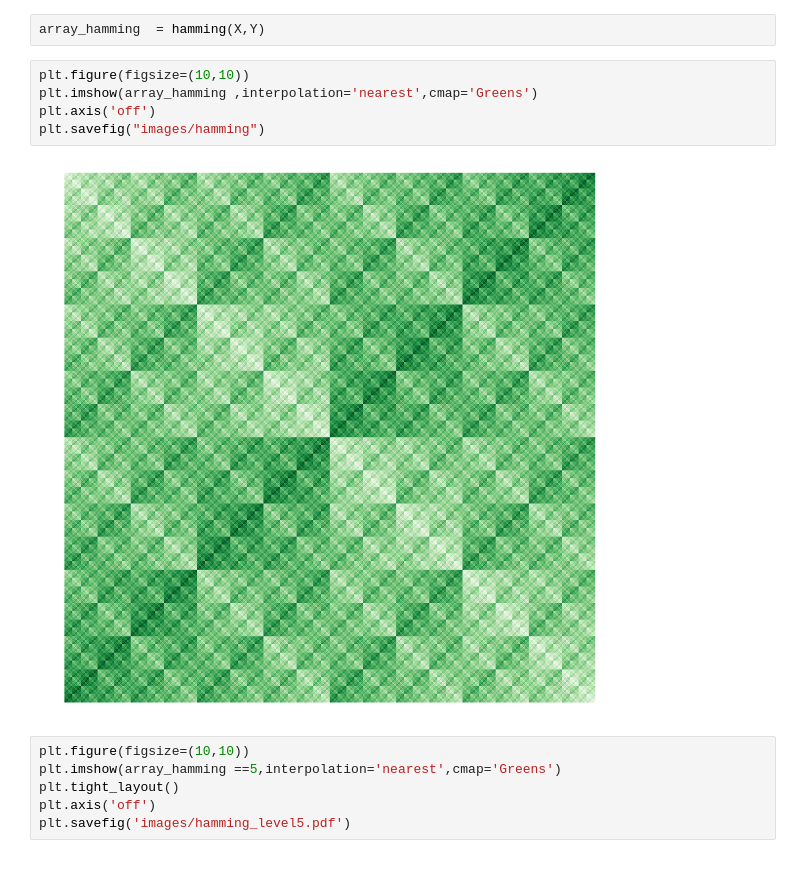
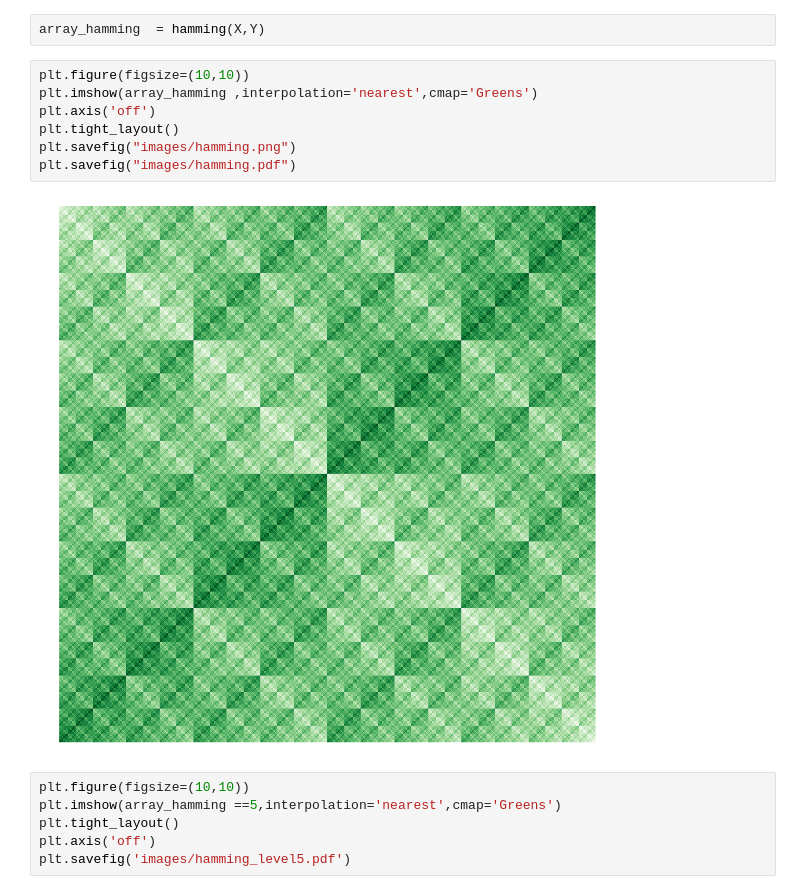
Before and after one commit to remilepriol/bitstring-knitting, a Jupyter notebook: distance_patterns.ipynb, the cells around one changed output. Saved outputs shown, nothing was run; the diff lists cells and outputs as text.

Commit message:
Remove axis from images better

```diff
--- a/distance_patterns.ipynb
+++ b/distance_patterns.ipynb
@@ -91,10 +91,12 @@ array_hamming  = hamming(X,Y)
 # %%
 plt.figure(figsize=(10,10))
 plt.imshow(array_hamming ,interpolation='nearest',cmap='Greens')
 plt.axis('off')
-plt.savefig("images/hamming")
+plt.tight_layout()
+plt.savefig("images/hamming.png")
+plt.savefig("images/hamming.pdf")
 # %% [output]
-[figure, old version]
+[figure, new version]
 # %%
 plt.figure(figsize=(10,10))
 plt.imshow(array_hamming ==5,interpolation='nearest',cmap='Greens')
```
Also changed, not shown: 2 other files.
